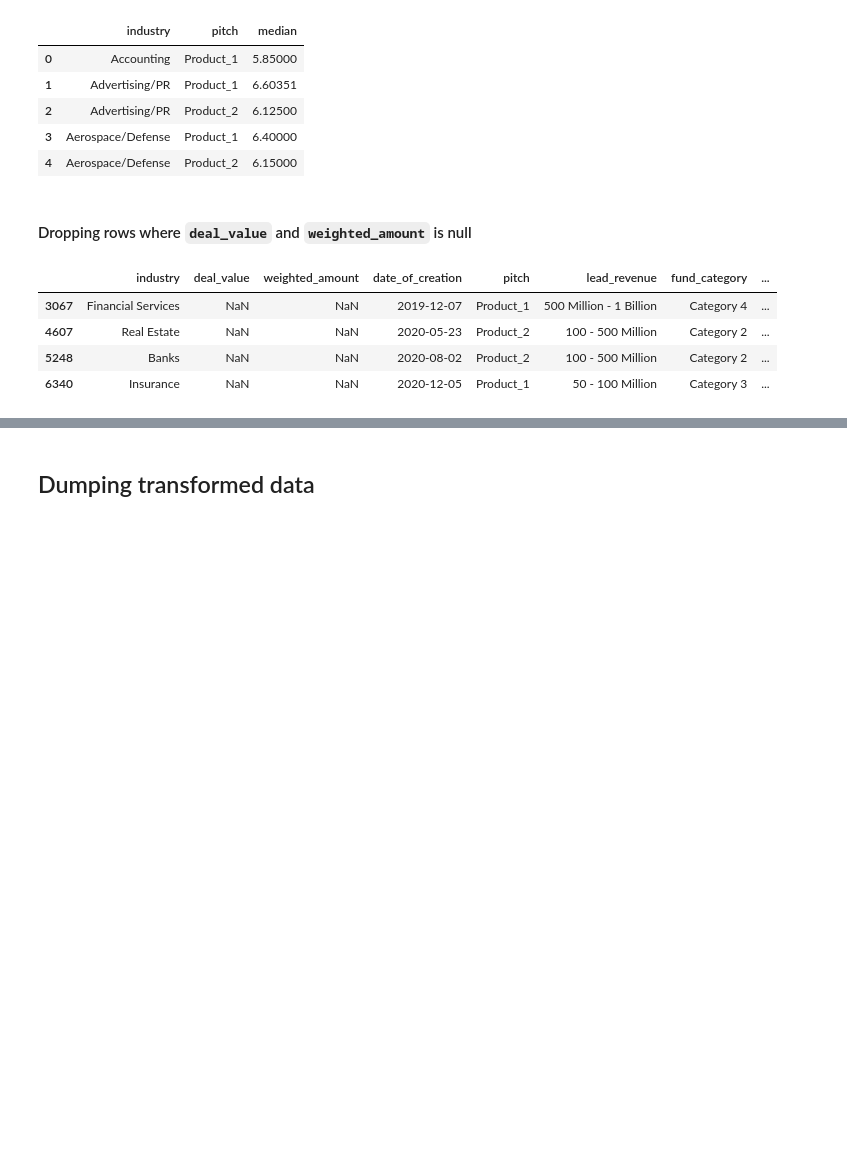
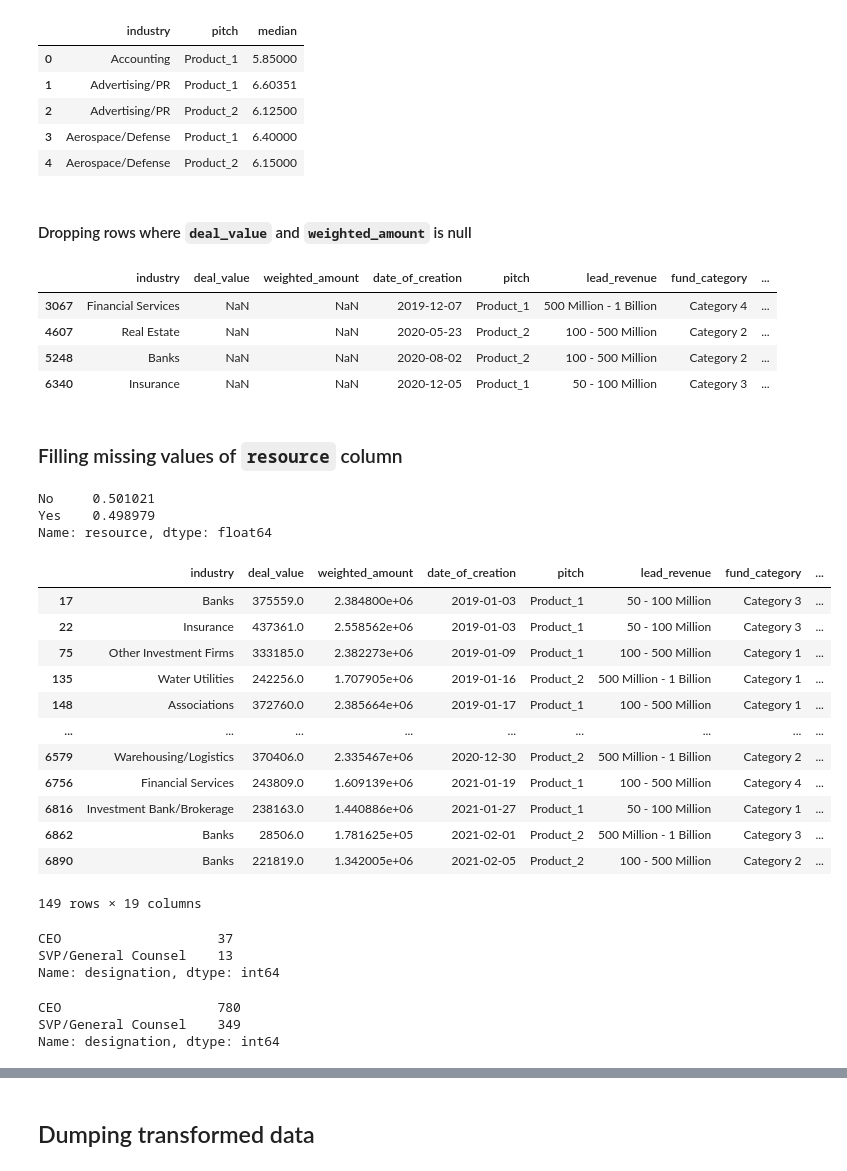
Before and after one commit to sank3t/Reduce-Marketing-Spend, a Jupyter notebook: Data Preparation.ipynb, the cells around one changed output, grey strips where cells are left out. Saved outputs shown, nothing was run; the diff lists cells and outputs as text; code cells hidden in the pictures; blank space fills up the shorter version.

Commit message:
Dropped probability column, struggling with missing value imputation for resource column

```diff
--- a/Data Preparation.ipynb
+++ b/Data Preparation.ipynb
@@ -373,4 +373,44 @@ df_train[(df_train['deal_value'].isna()) & (df_train['weighted_amount'].isna())]
 | 5248 | Banks | NaN | NaN | 2020-08-02 | Product_2 | 100 - 500 Million | Category 2 | ... |
 | 6340 | Insurance | NaN | NaN | 2020-12-05 | Product_1 | 50 - 100 Million | Category 3 | ... |
 # %%
+df_train = df_train.drop(columns=['probability'])
+
 df_train = df_train[(~df_train['deal_value'].isna()) & (~df_train['weighted_amount'].isna())]
+# %% [markdown]
+### Filling missing values of `resource` column
+# %%
+df_train.resource.value_counts(normalize=True)
+# %% [output]
+No     0.501021
+Yes    0.498979
+Name: resource, dtype: float64
+# %%
+df_train[df_train.resource.isna()]
+# %% [output]
+|  | industry | deal_value | weighted_amount | date_of_creation | pitch | lead_revenue | fund_category | ... |
+| 17 | Banks | 375559.0 | 2.384800e+06 | 2019-01-03 | Product_1 | 50 - 100 Million | Category 3 | ... |
+| 22 | Insurance | 437361.0 | 2.558562e+06 | 2019-01-03 | Product_1 | 50 - 100 Million | Category 3 | ... |
+| 75 | Other Investment Firms | 333185.0 | 2.382273e+06 | 2019-01-09 | Product_1 | 100 - 500 Million | Category 1 | ... |
+| 135 | Water Utilities | 242256.0 | 1.707905e+06 | 2019-01-16 | Product_2 | 500 Million - 1 Billion | Category 1 | ... |
+| 148 | Associations | 372760.0 | 2.385664e+06 | 2019-01-17 | Product_1 | 100 - 500 Million | Category 1 | ... |
+| ... | ... | ... | ... | ... | ... | ... | ... | ... |
+| 6579 | Warehousing/Logistics | 370406.0 | 2.335467e+06 | 2020-12-30 | Product_2 | 500 Million - 1 Billion | Category 2 | ... |
+| 6756 | Financial Services | 243809.0 | 1.609139e+06 | 2021-01-19 | Product_1 | 100 - 500 Million | Category 4 | ... |
+| 6816 | Investment Bank/Brokerage | 238163.0 | 1.440886e+06 | 2021-01-27 | Product_1 | 50 - 100 Million | Category 1 | ... |
+| 6862 | Banks | 28506.0 | 1.781625e+05 | 2021-02-01 | Product_2 | 500 Million - 1 Billion | Category 3 | ... |
+| 6890 | Banks | 221819.0 | 1.342005e+06 | 2021-02-05 | Product_2 | 100 - 500 Million | Category 2 | ... |
+149 rows × 19 columns
+# %%
+df_train.loc[(df_train.level_of_meeting == 'Level 3') &
+         (df_train.resource.isna()), 'designation'].value_counts()
+# %% [output]
+CEO                    37
+SVP/General Counsel    13
+Name: designation, dtype: int64
+# %%
+df_train.loc[(df_train.level_of_meeting == 'Level 3') &
+         (df_train.resource == 'Yes'), 'designation'].value_counts()
+# %% [output]
+CEO                    780
+SVP/General Counsel    349
+Name: designation, dtype: int64
```
Also changed, not shown: parts of 12 cells of this notebook.
